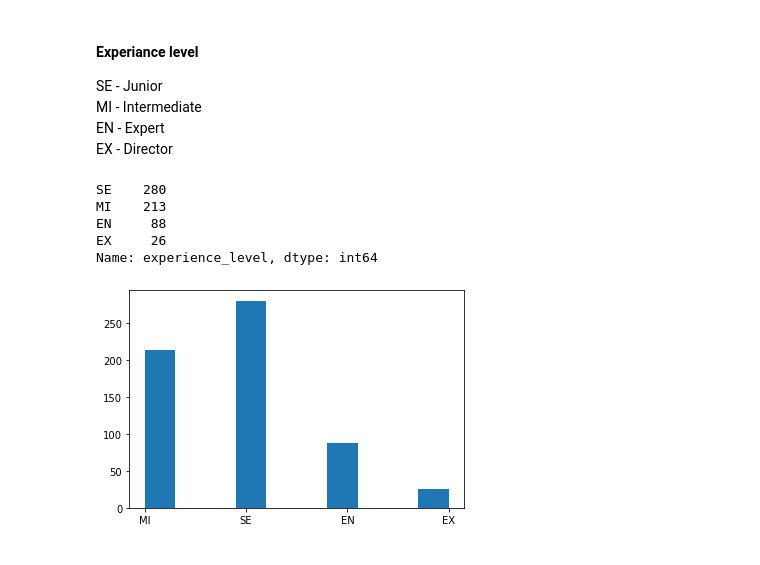
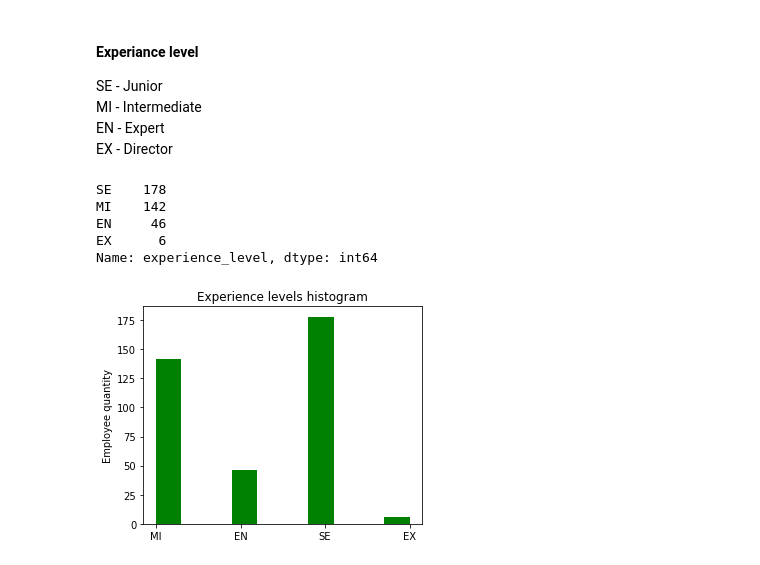
Before and after one commit to mateuszreliga/DS_Job_Salaries, a Jupyter notebook: ds_salaries.ipynb, the cells around one changed output. Saved outputs shown, nothing was run; the diff lists cells and outputs as text; code cells hidden in the pictures.

Commit message:
histplot experience level fixed

```diff
--- a/ds_salaries.ipynb
+++ b/ds_salaries.ipynb
@@ -201,14 +228,18 @@ MI - Intermediate \
 EN - Expert \
 EX - Director
 # %%
-df["experience_level"].value_counts()
+df_selected_jobs["experience_level"].value_counts()
 # %% [output]
-SE    280
-MI    213
-EN     88
-EX     26
+SE    178
+MI    142
+EN     46
+EX      6
 Name: experience_level, dtype: int64
-# %%
-plt.hist(df["experience_level"],);
-# %% [output]
-[figure, removed]
+# %%
+plt.figure(figsize=(5,4))
+plt.hist(df_selected_jobs["experience_level"], color="green")
+plt.title("Experience levels histogram")
+plt.ylabel("Employee quantity")
+plt.show();
+# %% [output]
+[figure, added]
```
Also changed, not shown: parts of 12 cells of this notebook.
